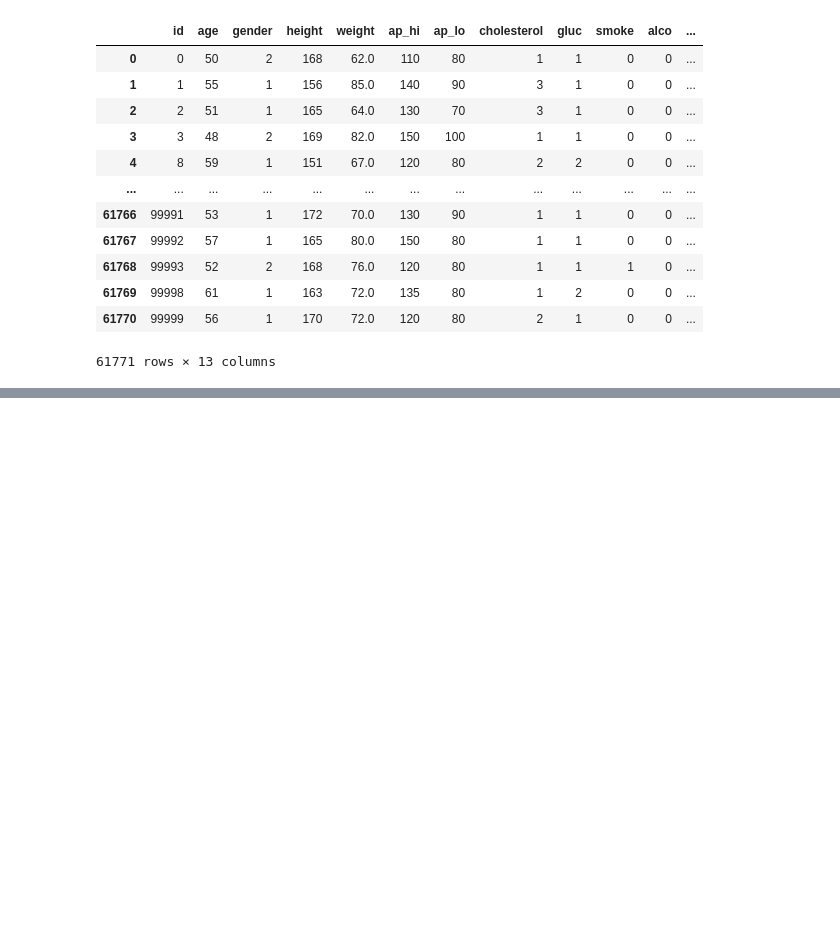
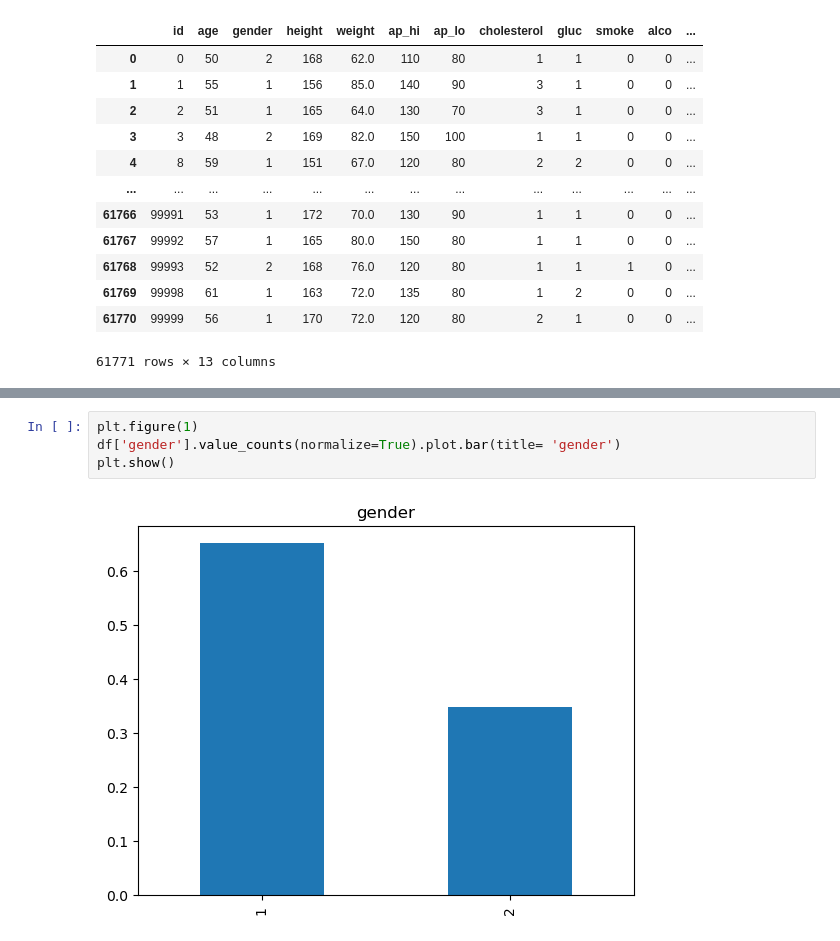
Before and after one commit to COMP3608-Big-Data/Cardiovascular-Disease-Prediction, a Jupyter notebook: the_gold_miners.ipynb, the cells around one changed output, grey strips where cells are left out. Saved outputs shown, nothing was run; the diff lists cells and outputs as text; blank space fills up the shorter version.

```diff
--- a/the_gold_miners.ipynb
+++ b/the_gold_miners.ipynb
@@ -763,0 +726,6 @@ Cholesterol and glucose has a high correlation, which makes sense due to studies
+# %%
+plt.figure(1)
+df['gender'].value_counts(normalize=True).plot.bar(title= 'gender')
+plt.show()
+# %% [output]
+[figure, added]
```
Also changed, not shown: parts of 94 cells of this notebook.
